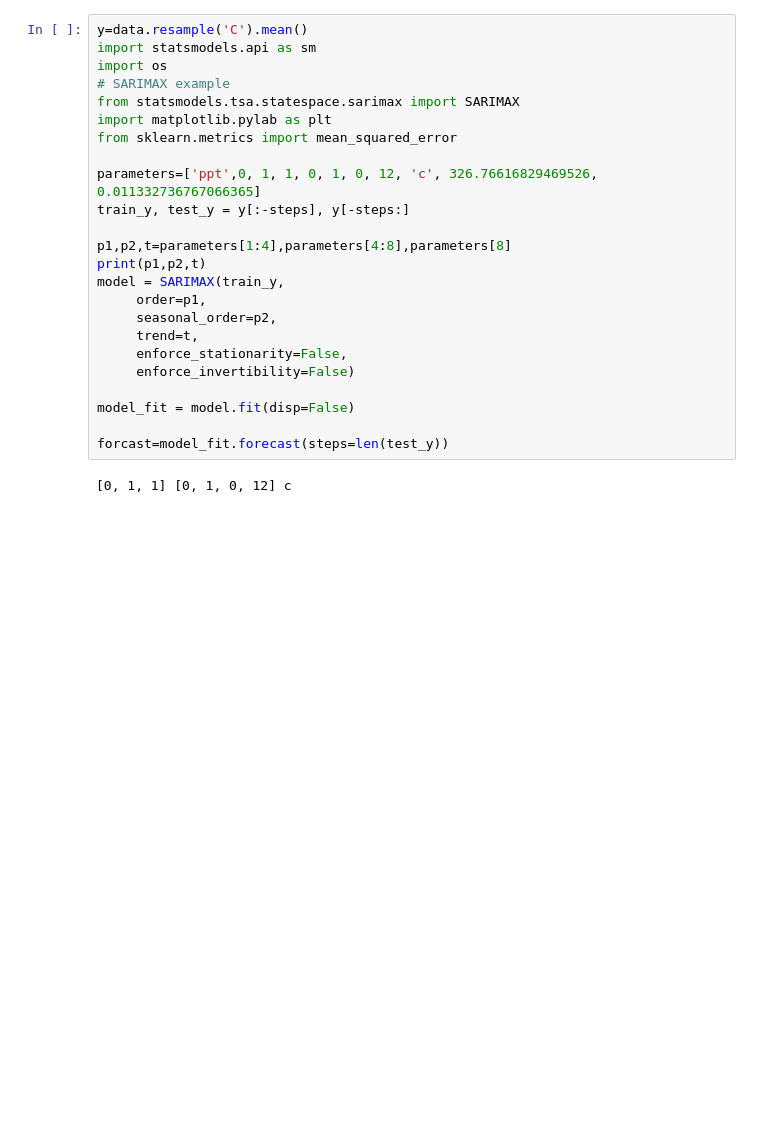
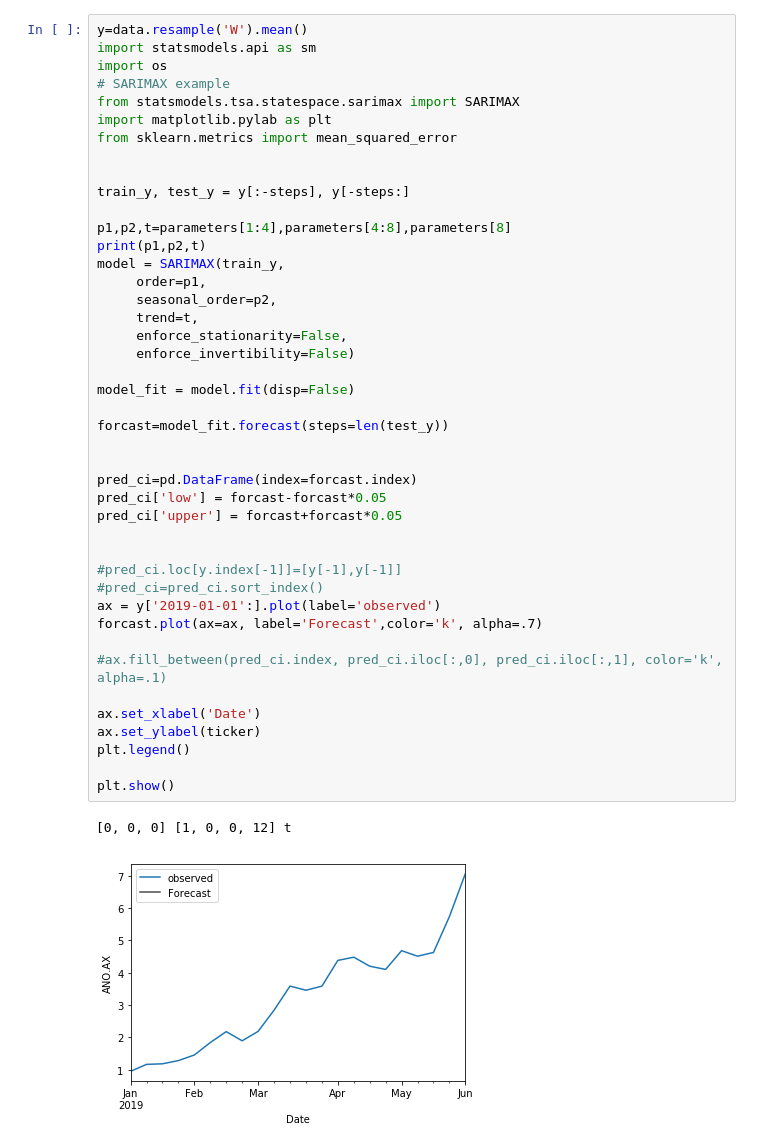
Before and after one commit to pengdannywang/JanePython, a Jupyter notebook: src/stockthread/onestock.ipynb, the cells around one changed output. Saved outputs shown, nothing was run; the diff lists cells and outputs as text; blank space fills up the shorter version.

```diff
--- a/src/stockthread/onestock.ipynb
+++ b/src/stockthread/onestock.ipynb
@@ -45,29 +45,49 @@ parameters=selectParameters(ticker,y,steps=steps,disp=False)
 # %%
-y=data.resample('C').mean()
+y=data.resample('W').mean()
 import statsmodels.api as sm
 import os
 # SARIMAX example
 from statsmodels.tsa.statespace.sarimax import SARIMAX
 import matplotlib.pylab as plt
 from sklearn.metrics import mean_squared_error
 
-parameters=['ppt',0, 1, 1, 0, 1, 0, 12, 'c', 326.76616829469526, 0.011332736767066365]
+
 train_y, test_y = y[:-steps], y[-steps:]
 
 p1,p2,t=parameters[1:4],parameters[4:8],parameters[8]
 print(p1,p2,t)
 model = SARIMAX(train_y,
      order=p1,
      seasonal_order=p2,
      trend=t,
      enforce_stationarity=False,
      enforce_invertibility=False)
 
 model_fit = model.fit(disp=False)
 
 forcast=model_fit.forecast(steps=len(test_y))
+
+
+pred_ci=pd.DataFrame(index=forcast.index)
+pred_ci['low'] = forcast-forcast*0.05
+pred_ci['upper'] = forcast+forcast*0.05
+
+
+#pred_ci.loc[y.index[-1]]=[y[-1],y[-1]]
+#pred_ci=pred_ci.sort_index()
+ax = y['2019-01-01':].plot(label='observed')
+forcast.plot(ax=ax, label='Forecast',color='k', alpha=.7)
+
+#ax.fill_between(pred_ci.index, pred_ci.iloc[:,0], pred_ci.iloc[:,1], color='k', alpha=.1)
+
+ax.set_xlabel('Date')
+ax.set_ylabel(ticker)
+plt.legend()
+
+plt.show()
 # %% [output]
-[0, 1, 1] [0, 1, 0, 12] c
+[0, 0, 0] [1, 0, 0, 12] t
+[figure, added]
 # %%
 print(train_y)
 print(test_y)
```
Also changed, not shown: parts of 5 cells of this notebook, 6 other files.
